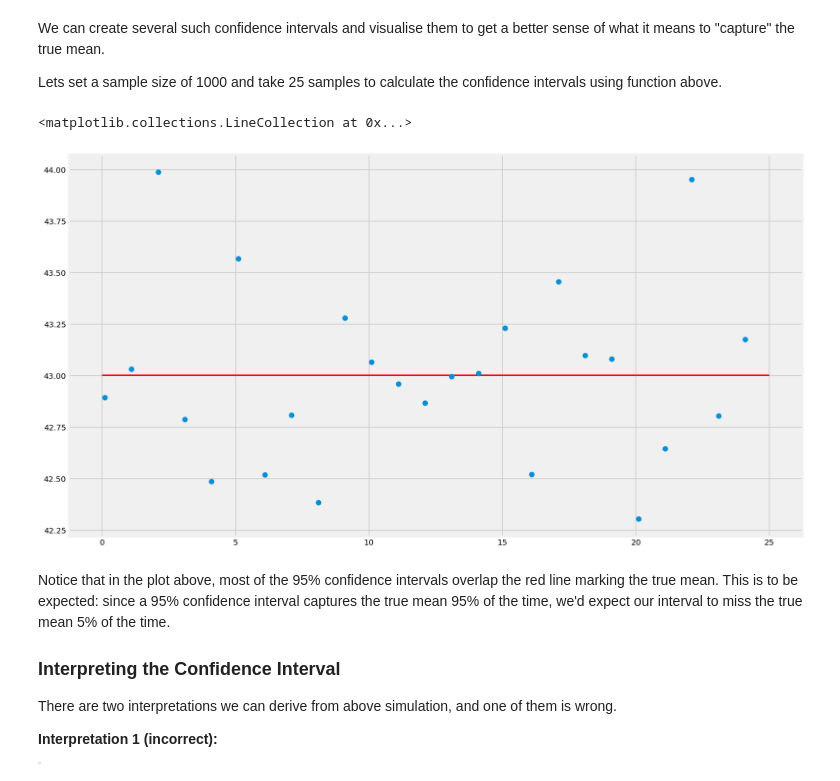
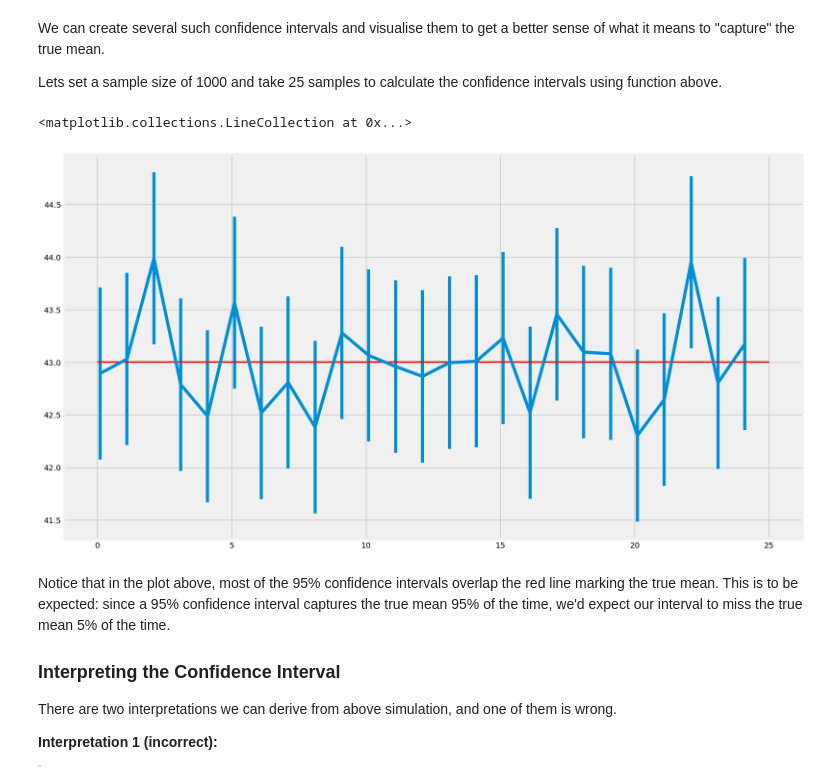
Before and after one commit to karenyilin/dsc-2-19-15-confidence-intervals-lab-nyc-ds-career-012819, a Jupyter notebook: index.ipynb, the cells around one changed output. Cells and saved outputs as stored; diff of their text form; code cells hidden in the pictures.

```diff
--- a/index.ipynb
+++ b/index.ipynb
@@ -346,22 +346,22 @@ for sample in range(25):
 # %%
 # plot the mean and confidence interval for each sample as error bars
 # plot the population mean
 
 plt.figure(figsize=(15,9))
 
 plt.errorbar(x=np.arange(0.1, 25, 1),
              y=sample_means,
-             yerr=[(top-bot)/2 for top,bot in intervals],
+             yerr=[(top-bot)/2 for top,bot in intervals],)
 #              fmt='o')
 
 plt.hlines(xmin=0, xmax=25,
            y=43.0023,
            linewidth=2.0,
            color="red")
 #yerr=[(top-bot)/2 for top,bot in intervals]
 # %% [output]
 <matplotlib.collections.LineCollection at 0x...>
-[figure, old version]
+[figure, new version]
 # %% [markdown]
 Notice that in the plot above, most of the 95% confidence intervals overlap the red line marking the true mean. This is to be expected: since a 95% confidence interval captures the true mean 95% of the time, we'd expect our interval to miss the true mean 5% of the time.
 
```
